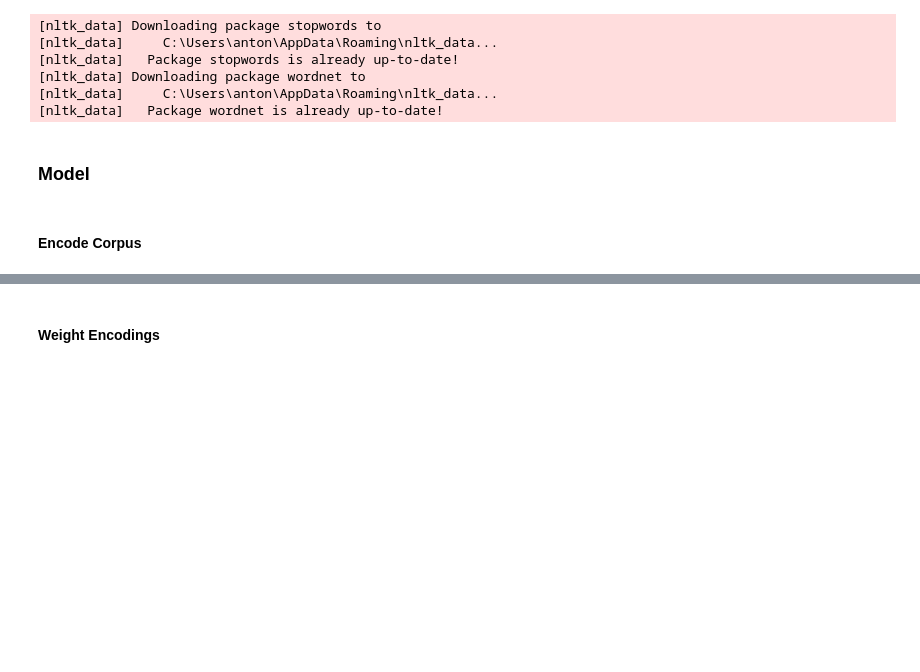
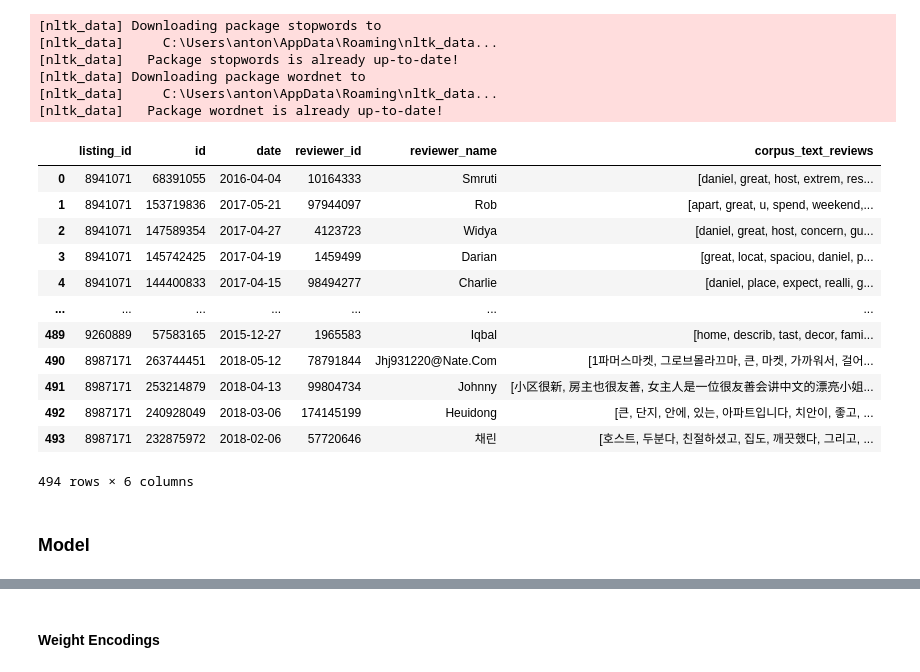
Before and after one commit to tabajara98/airbnb_nlp, a Jupyter notebook: notebooks/Mean-Averaging-Semantic-Search.ipynb, the cells around one changed output, grey strips where cells are left out. Cells and saved outputs as stored; diff of their text form; code cells hidden in the pictures; blank space fills up the shorter version.

```diff
--- a/notebooks/Mean-Averaging-Semantic-Search.ipynb
+++ b/notebooks/Mean-Averaging-Semantic-Search.ipynb
@@ -47,3 +107,5 @@ df_reviews.head()
+# %%
+df_reviews = df_reviews.loc[:500]
 # %% [markdown]
 ### Preprocess for NLP
 # %%
@@ -87,5 +149,25 @@ wordnet_lemmatizer = WordNetLemmatizer()
 [nltk_data] Downloading package wordnet to
 [nltk_data]     C:\Users\anton\AppData\Roaming\nltk_data...
 [nltk_data]   Package wordnet is already up-to-date!
+# %%
+df_reviews['corpus_text_reviews'] = df_reviews['corpus_text_reviews'].apply(clean_text)
+# %%
+df_reviews = df_reviews[df_reviews['corpus_text_reviews'].str.len()>1].reset_index(drop=True)
+# %%
+df_reviews
+# %% [output]
+|  | listing_id | id | date | reviewer_id | reviewer_name | corpus_text_reviews |
+| 0 | 8941071 | 68391055 | 2016-04-04 | 10164333 | Smruti | [daniel, great, host, extrem, res... |
+| 1 | 8941071 | 153719836 | 2017-05-21 | 97944097 | Rob | [apart, great, u, spend, weekend,... |
+| 2 | 8941071 | 147589354 | 2017-04-27 | 4123723 | Widya | [daniel, great, host, concern, gu... |
+| 3 | 8941071 | 145742425 | 2017-04-19 | 1459499 | Darian | [great, locat, spaciou, daniel, p... |
+| 4 | 8941071 | 144400833 | 2017-04-15 | 98494277 | Charlie | [daniel, place, expect, realli, g... |
+| ... | ... | ... | ... | ... | ... | ... |
+| 489 | 9260889 | 57583165 | 2015-12-27 | 1965583 | Iqbal | [home, describ, tast, decor, fami... |
+| 490 | 8987171 | 263744451 | 2018-05-12 | 78791844 | Jhj931220@Nate.Com | [1파머스마켓, 그로브몰라끄마, 큰, 마켓, 가까워서, 걸어... |
+| 491 | 8987171 | 253214879 | 2018-04-13 | 99804734 | Johnny | [小区很新, 房主也很友善, 女主人是一位很友善会讲中文的漂亮小姐... |
+| 492 | 8987171 | 240928049 | 2018-03-06 | 174145199 | Heuidong | [큰, 단지, 안에, 있는, 아파트입니다, 치안이, 좋고, ... |
+| 493 | 8987171 | 232875972 | 2018-02-06 | 57720646 | 채린 | [호스트, 두분다, 친절하셨고, 집도, 깨끗했다, 그리고, ... |
+494 rows × 6 columns
 # %% [markdown]
 ### Model
@@ -94,2 +173,0 @@ df = df_reviews.loc[:1000,:]
-# %% [markdown]
-#### Encode Corpus
```
Also changed, not shown: parts of 19 cells of this notebook, 32 other files.
